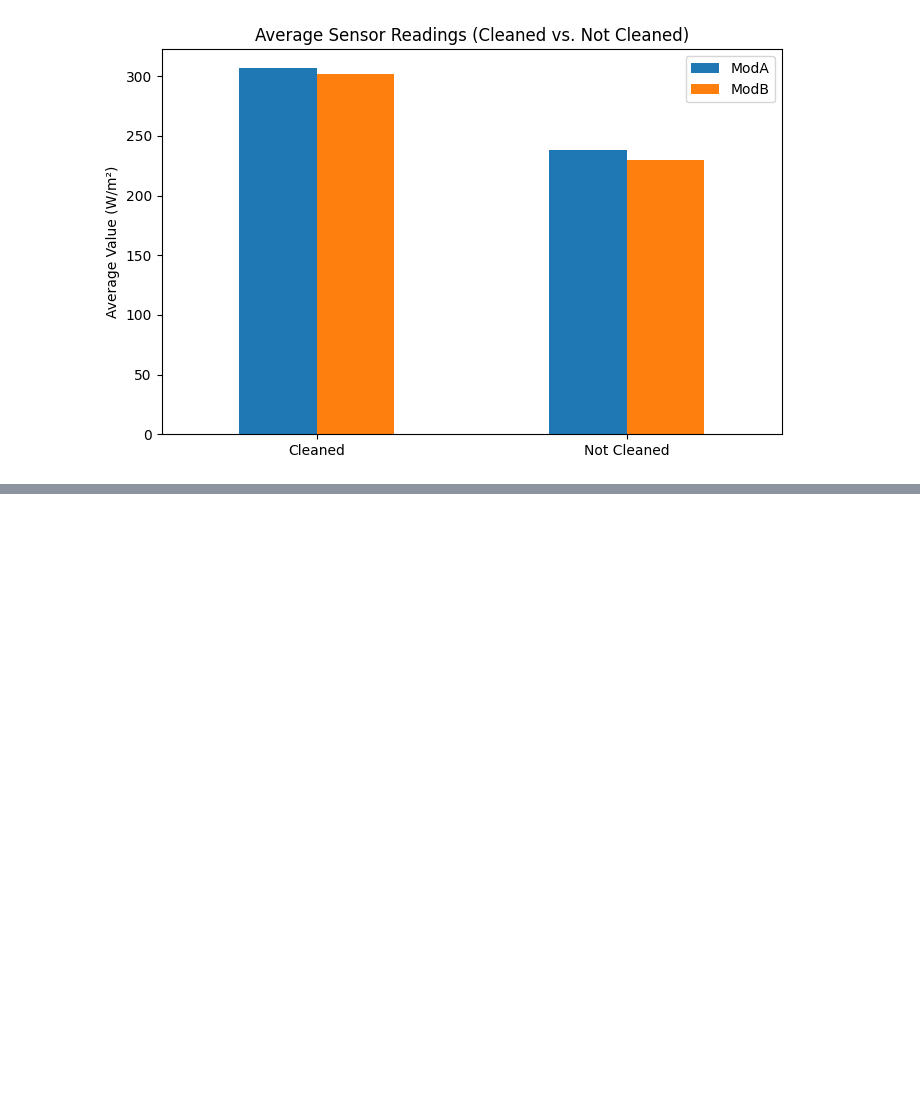
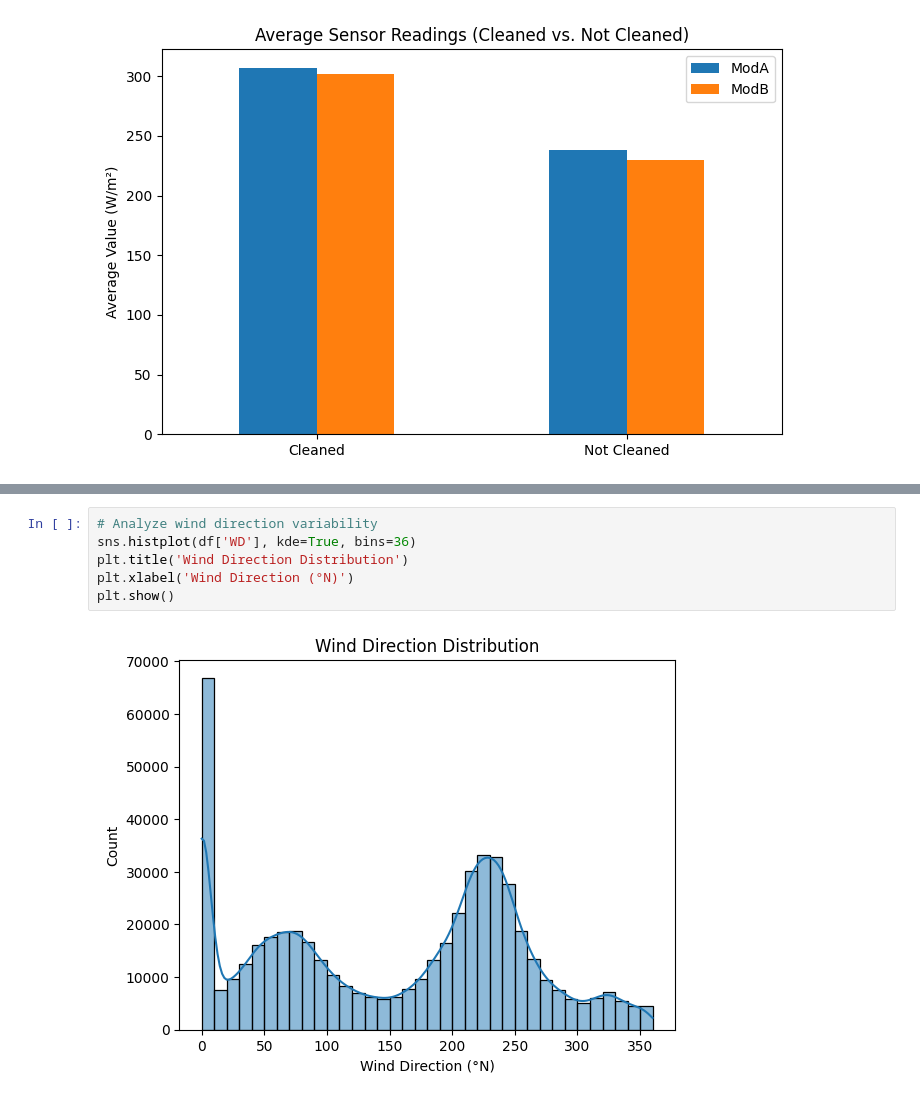
Before and after one commit to Khayo-7/10Academy-Kifiya, a Jupyter notebook: notebooks/EDA_benin-malanville.ipynb, the cells around one changed output, grey strips where cells are left out. Drawn from its saved outputs; the diff is of its cells as text; blank space fills up the shorter version.

```diff
--- a/notebooks/EDA_benin-malanville.ipynb
+++ b/notebooks/EDA_benin-malanville.ipynb
@@ -246,0 +297,8 @@ plt.show()
+# %%
+# Analyze wind direction variability
+sns.histplot(df['WD'], kde=True, bins=36)
+plt.title('Wind Direction Distribution')
+plt.xlabel('Wind Direction (°N)')
+plt.show()
+# %% [output]
+[figure, added]
```
Also changed, not shown: parts of 16 cells of this notebook.
